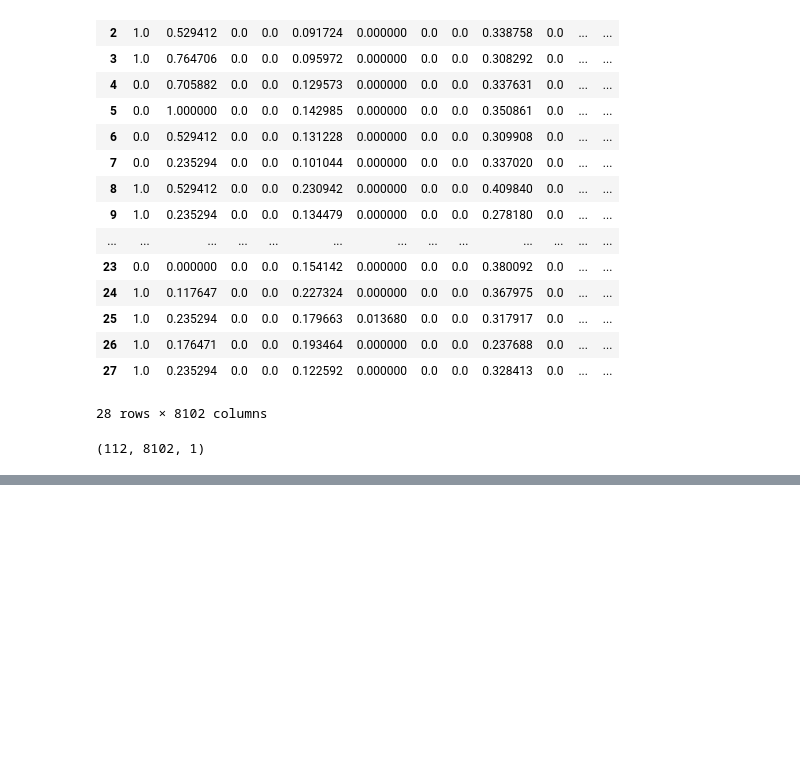
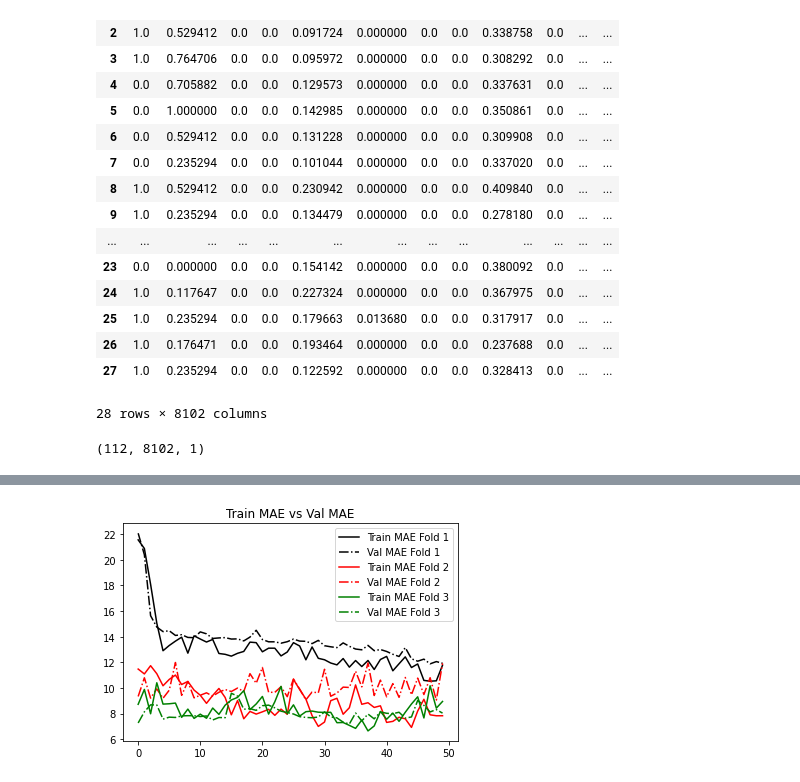
Before and after one commit to 154Nacho/DL, a Jupyter notebook: projeto_1d_lit.ipynb, the cells around one changed output, grey strips where cells are left out. Cells and saved outputs as stored; diff of their text form; code cells hidden in the pictures; blank space fills up the shorter version.

```diff
--- a/projeto_1d_lit.ipynb
+++ b/projeto_1d_lit.ipynb
@@ -300,3 +331,15 @@ Epoch 12/25
+# %%
+plt.title('Train MAE vs Val MAE')
+plt.plot(model_history[0].history['mae'], label='Train MAE Fold 1', color='black')
+plt.plot(model_history[0].history['val_mae'], label='Val MAE Fold 1', color='black', linestyle = "dashdot")
+plt.plot(model_history[1].history['mae'], label='Train MAE Fold 2', color='red', )
+plt.plot(model_history[1].history['val_mae'], label='Val MAE Fold 2', color='red', linestyle = "dashdot")
+plt.plot(model_history[2].history['mae'], label='Train MAE Fold 3', color='green', )
+plt.plot(model_history[2].history['val_mae'], label='Val MAE Fold 3', color='green', linestyle = "dashdot")
+plt.legend()
+plt.show()
+# %% [output]
+[figure, added]
 # %%
 model.summary()
 # %% [output]
```
Also changed, not shown: parts of 7 cells of this notebook, 2 other files.
